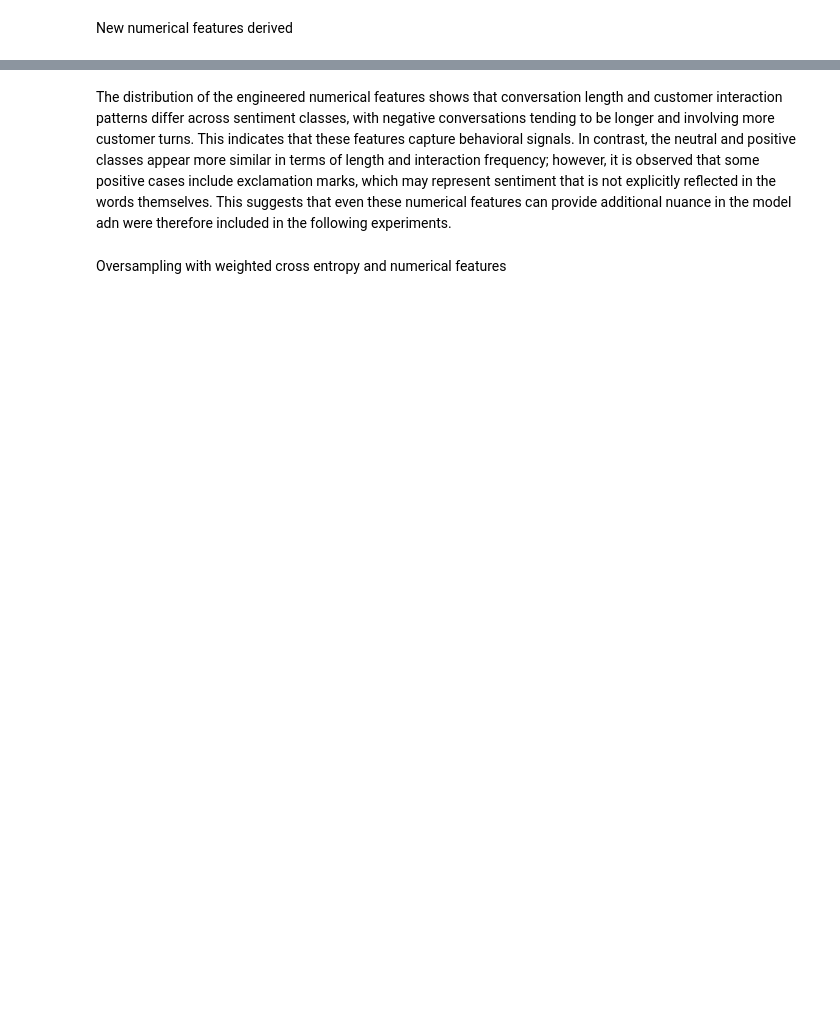
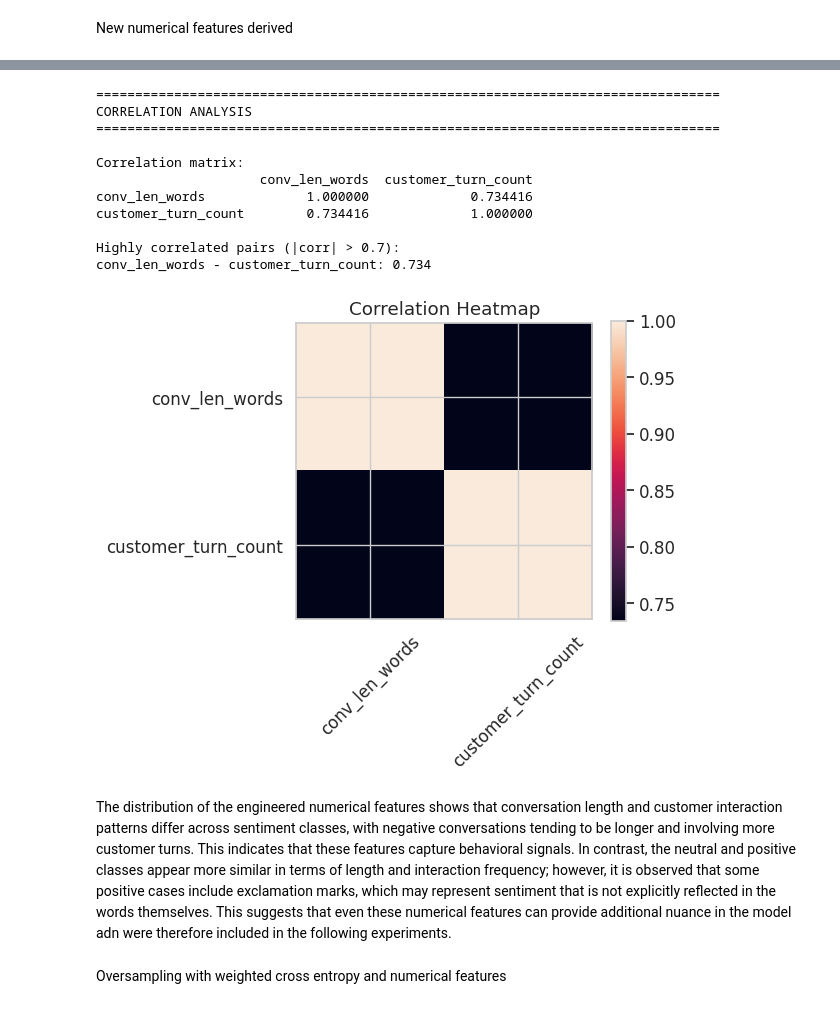
Before and after one commit to Ayseatci/DI725_Assignment1, a Jupyter notebook: notebooks/Hybrid_RoBERTa_Model.ipynb, the cells around one changed output, grey strips where cells are left out. Saved outputs shown, nothing was run; the diff lists cells and outputs as text; code cells hidden in the pictures; blank space fills up the shorter version.

```diff
--- a/notebooks/Hybrid_RoBERTa_Model.ipynb
+++ b/notebooks/Hybrid_RoBERTa_Model.ipynb
@@ -801,3 +1051,53 @@ positive      6.0   5   9                  0.93  0.92    1.0   0   3
+# %%
+print("\n" + "=" * 80)
+print("CORRELATION ANALYSIS")
+print("=" * 80)
+
+# Correlation matrix
+corr_matrix = train_df_base[numeric_feature_cols].corr()
+
+print("\nCorrelation matrix:")
+print(corr_matrix)
+
+# Identify highly correlated pairs
+print("\nHighly correlated pairs (|corr| > 0.7):")
+
+high_corr_pairs = []
+
+for i in range(len(numeric_feature_cols)):
+    for j in range(i + 1, len(numeric_feature_cols)):
+        f1 = numeric_feature_cols[i]
+        f2 = numeric_feature_cols[j]
+        corr_val = corr_matrix.loc[f1, f2]
+
+        if abs(corr_val) > 0.7:
+            high_corr_pairs.append((f1, f2, corr_val))
+            print(f"{f1} - {f2}: {corr_val:.3f}")
+
+if len(high_corr_pairs) == 0:
+    print("No highly correlated feature pairs found.")
+
+plt.figure(figsize=(6, 5))
+plt.imshow(corr_matrix, interpolation='nearest')
+plt.colorbar()
+plt.xticks(range(len(corr_matrix.columns)), corr_matrix.columns, rotation=45)
+plt.yticks(range(len(corr_matrix.columns)), corr_matrix.columns)
+plt.title("Correlation Heatmap")
+plt.tight_layout()
+plt.show()
+# %% [output]
+================================================================================
+CORRELATION ANALYSIS
+================================================================================
+
+Correlation matrix:
+                     conv_len_words  customer_turn_count
+conv_len_words             1.000000             0.734416
+customer_turn_count        0.734416             1.000000
+
+Highly correlated pairs (|corr| > 0.7):
+conv_len_words - customer_turn_count: 0.734
+[figure, added]
 # %% [markdown]
 The distribution of the engineered numerical features shows that conversation length and customer interaction patterns differ across sentiment classes, with negative conversations tending to be longer and involving more customer turns. This indicates that these features capture behavioral signals. In contrast, the neutral and positive classes appear more similar in terms of length and interaction frequency; however, it is observed that some positive cases include exclamation marks, which may represent sentiment that is not explicitly reflected in the words themselves. This suggests that even these numerical features can provide additional nuance in the model adn were therefore included in the following experiments.
 # %% [markdown]
```
Also changed, not shown: parts of 37 cells of this notebook.
